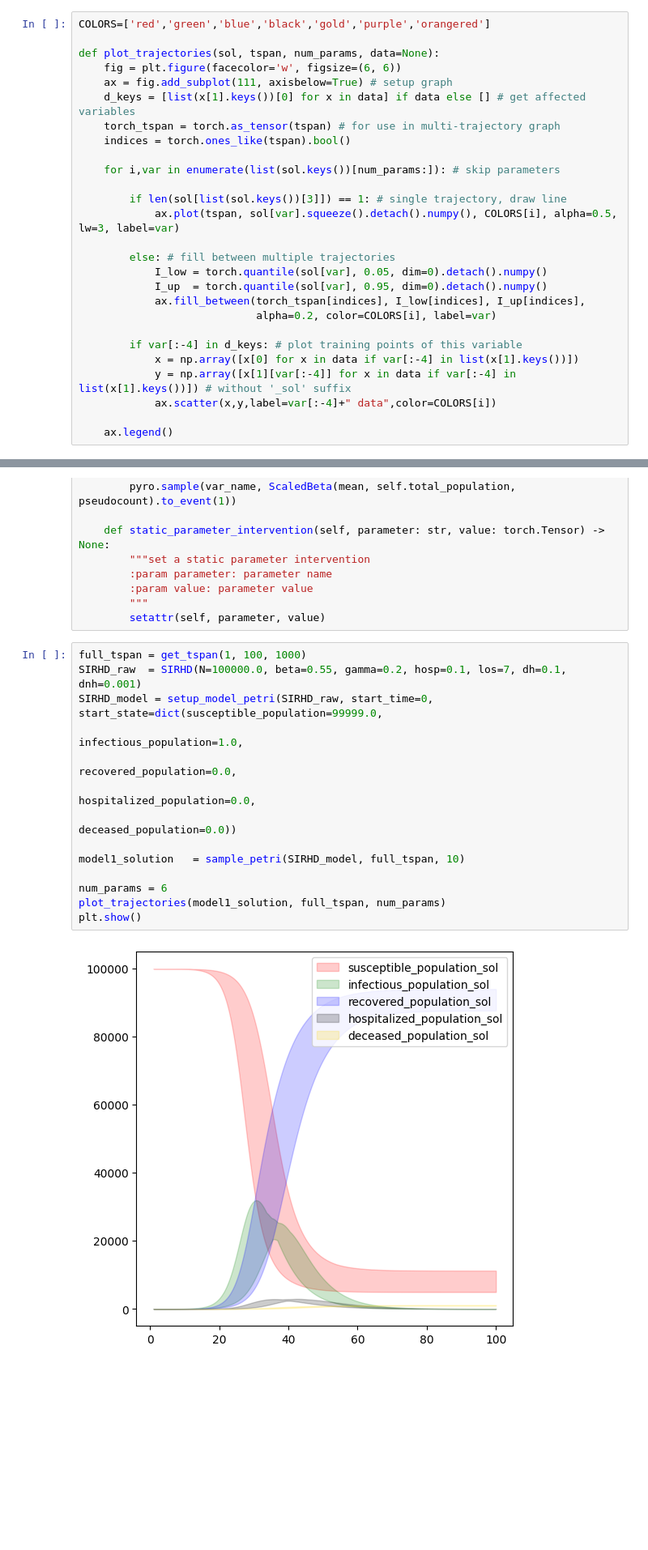
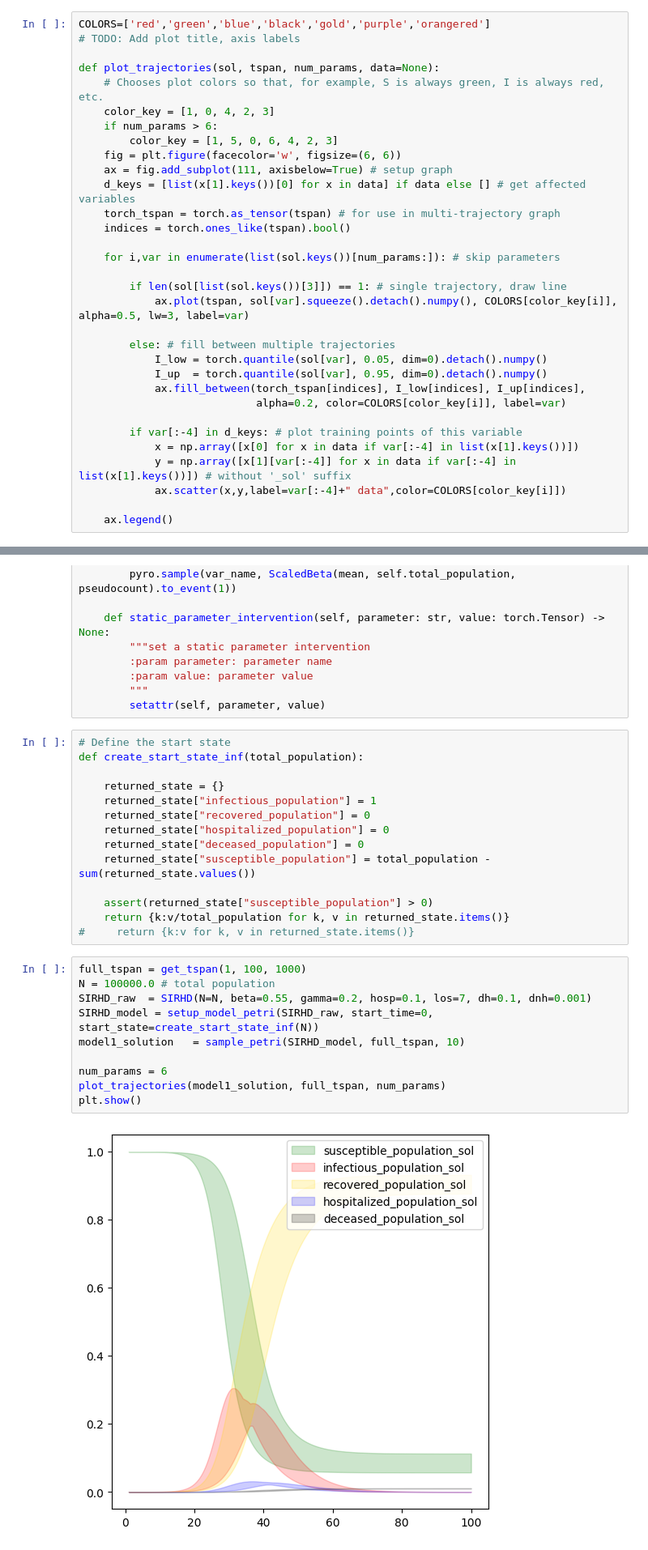
Before and after one commit to liunelson/pyciemss, a Jupyter notebook: notebook/april_ensemble/synthetic_data_with_custom_models.ipynb, the cells around one changed output, grey strips where cells are left out. Shown: that part at 81% size. Saved outputs shown, nothing was run; the diff lists cells and outputs as text; blank space fills up the shorter version.

```diff
--- a/notebook/april_ensemble/synthetic_data_with_custom_models.ipynb
+++ b/notebook/april_ensemble/synthetic_data_with_custom_models.ipynb
@@ -45,8 +45,13 @@ from pyciemss.Ensemble.interfaces import optimize as optimize_ensemble
 ### Plotting utilities
 # %%
 COLORS=['red','green','blue','black','gold','purple','orangered']
+# TODO: Add plot title, axis labels
 
 def plot_trajectories(sol, tspan, num_params, data=None):
+    # Chooses plot colors so that, for example, S is always green, I is always red, etc.
+    color_key = [1, 0, 4, 2, 3]
+    if num_params > 6:
+        color_key = [1, 5, 0, 6, 4, 2, 3]
     fig = plt.figure(facecolor='w', figsize=(6, 6))
     ax = fig.add_subplot(111, axisbelow=True) # setup graph
     d_keys = [list(x[1].keys())[0] for x in data] if data else [] # get affected variables
@@ -56,18 +61,18 @@ def plot_trajectories(sol, tspan, num_params, data=None):
     for i,var in enumerate(list(sol.keys())[num_params:]): # skip parameters
 
         if len(sol[list(sol.keys())[3]]) == 1: # single trajectory, draw line
-            ax.plot(tspan, sol[var].squeeze().detach().numpy(), COLORS[i], alpha=0.5, lw=3, label=var)
+            ax.plot(tspan, sol[var].squeeze().detach().numpy(), COLORS[color_key[i]], alpha=0.5, lw=3, label=var)
 
         else: # fill between multiple trajectories
             I_low = torch.quantile(sol[var], 0.05, dim=0).detach().numpy()
             I_up  = torch.quantile(sol[var], 0.95, dim=0).detach().numpy()
             ax.fill_between(torch_tspan[indices], I_low[indices], I_up[indices],
-                            alpha=0.2, color=COLORS[i], label=var)
+                            alpha=0.2, color=COLORS[color_key[i]], label=var)
 
         if var[:-4] in d_keys: # plot training points of this variable
             x = np.array([x[0] for x in data if var[:-4] in list(x[1].keys())])
             y = np.array([x[1][var[:-4]] for x in data if var[:-4] in list(x[1].keys())]) # without '_sol' suffix
-            ax.scatter(x,y,label=var[:-4]+" data",color=COLORS[i])
+            ax.scatter(x,y,label=var[:-4]+" data",color=COLORS[color_key[i]])
 
     ax.legend()
 # %% [markdown]
@@ -167,22 +172,32 @@ class SIRHD(PetriNetODESystem):
         :param value: parameter value
         """
         setattr(self, parameter, value)
+# %%
+# Define the start state
+def create_start_state_inf(total_population):
+
+    returned_state = {}
+    returned_state["infectious_population"] = 1
+    returned_state["recovered_population"] = 0
+    returned_state["hospitalized_population"] = 0
+    returned_state["deceased_population"] = 0
+    returned_state["susceptible_population"] = total_population - sum(returned_state.values())
+
+    assert(returned_state["susceptible_population"] > 0)
+    return {k:v/total_population for k, v in returned_state.items()}
+#     return {k:v for k, v in returned_state.items()}
 # %%
 full_tspan = get_tspan(1, 100, 1000)
-SIRHD_raw  = SIRHD(N=100000.0, beta=0.55, gamma=0.2, hosp=0.1, los=7, dh=0.1, dnh=0.001)
-SIRHD_model = setup_model_petri(SIRHD_raw, start_time=0, start_state=dict(susceptible_population=99999.0,
-                                                                  infectious_population=1.0,
-                                                                  recovered_population=0.0,
-                                                                  hospitalized_population=0.0,
-                                                                  deceased_population=0.0))
-
+N = 100000.0 # total population
+SIRHD_raw  = SIRHD(N=N, beta=0.55, gamma=0.2, hosp=0.1, los=7, dh=0.1, dnh=0.001)
+SIRHD_model = setup_model_petri(SIRHD_raw, start_time=0, start_state=create_start_state_inf(N))
 model1_solution   = sample_petri(SIRHD_model, full_tspan, 10)
 
 num_params = 6
 plot_trajectories(model1_solution, full_tspan, num_params)
 plt.show()
 # %% [output]
-[figure, old version]
+[figure, new version]
 # %% [markdown]
 ### Model 2: SEIARHD
 Model 2 state variables: Susceptible (S), **Exposed** (E), **Symptomatic Infectious** (I), **Asymptomatic Infectious** (A), Recovered (R), Hospitalized (H), and Deceased (D) \
```
Also changed, not shown: parts of 34 cells of this notebook.
